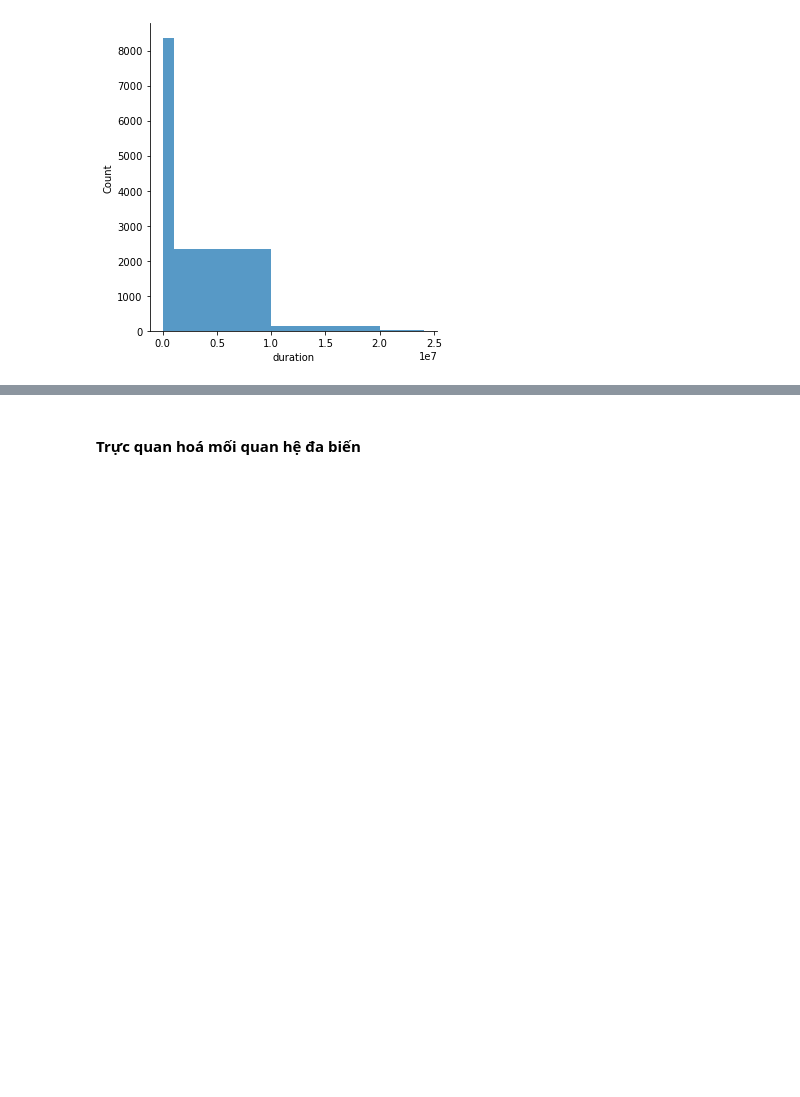
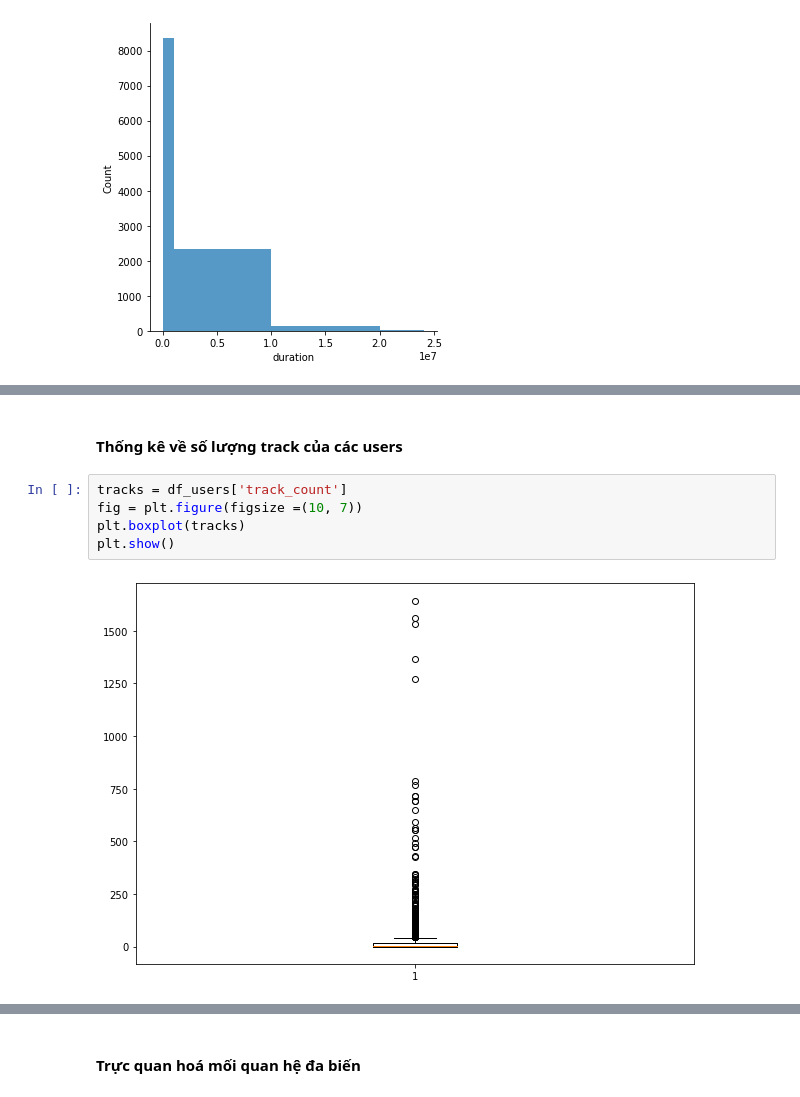
Before and after one commit to owfdataboy/DS-Project02, a Jupyter notebook: project02.ipynb, the cells around one changed output, grey strips where cells are left out. Cells and saved outputs as stored; diff of their text form; blank space fills up the shorter version.

Commit message:
added boxplot and comment

```diff
--- a/project02.ipynb
+++ b/project02.ipynb
@@ -714,0 +721,9 @@ Từ 20 triệu trở lên càng nhỏ tới mức khó có thể thâ
+# %% [markdown]
+#### Thống kê về số lượng track của các users
+# %%
+tracks = df_users['track_count']
+fig = plt.figure(figsize =(10, 7))
+plt.boxplot(tracks)
+plt.show()
+# %% [output]
+[figure, added]
```
Also changed, not shown: parts of 22 cells of this notebook.
